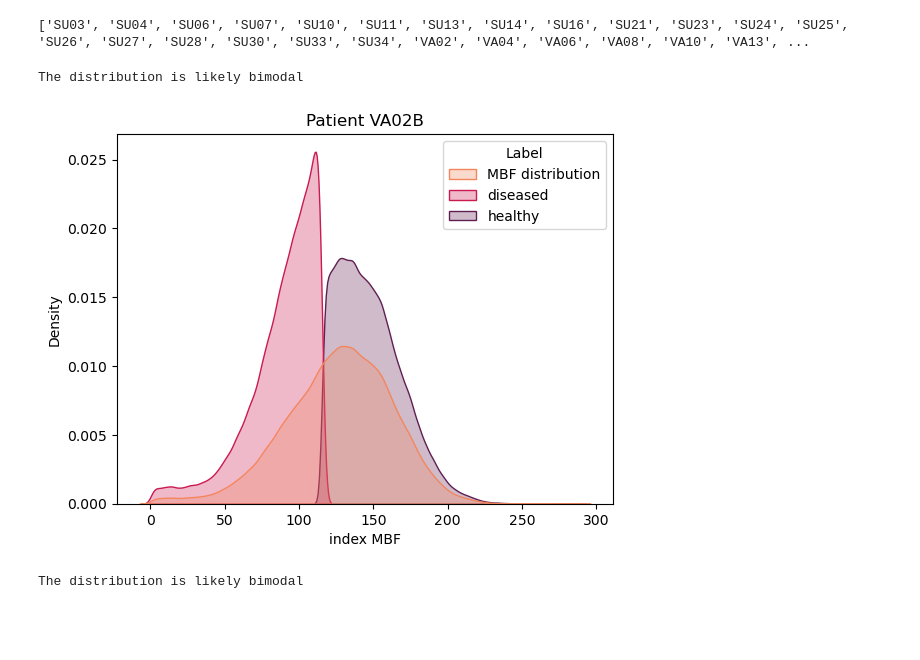
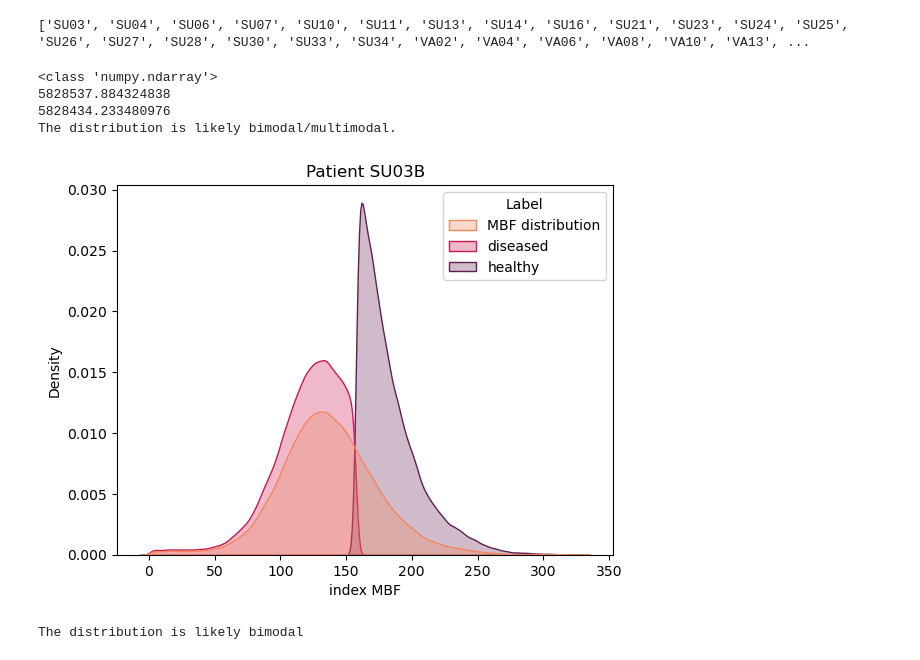
Before and after one commit to aseresti/CABG, a Jupyter notebook: CABG/MBFTools/Review/ClustringHealthyvDisease.ipynb, the cells around one changed output. Drawn from its saved outputs; the diff is of its cells as text; code cells hidden in the pictures; blank space fills up the shorter version.

Commit message:
Add diptest to test if the distribution is unimodal

```diff
--- a/CABG/MBFTools/Review/ClustringHealthyvDisease.ipynb
+++ b/CABG/MBFTools/Review/ClustringHealthyvDisease.ipynb
@@ -38,8 +39,15 @@ def GetScalarArrayName (Data):
         array_name_ = Data.GetPointData().GetArrayName(i)
         if 'scalar' in array_name_.lower():
             return array_name_
+
+def DipTest(array):
+    dip, pval = diptest.diptest(np.sort(array.flatten()))
+    if pval < 0.05:
+        print("The distribution is likely bimodal/multimodal.")
+    else:
+        print("The distribution is likely unimodal.")
 # %%
-patient_id = 'VA02'
+patient_id = 'SU03'
 
 VTKFiles = np.array(VTKFiles)
 out = np.where(np.char.find(VTKFiles, patient_id+'B') !=-1)
@@ -48,39 +56,48 @@ MBF_B_unregistered = ReadVTKFile(VTKFiles[out].item())
 ScalaraArrayName = GetScalarArrayName(MBF_B_unregistered)
 MBF_B_array = vtk_to_numpy(MBF_B_unregistered.GetPointData().GetArray(ScalaraArrayName))
 MBF_B_array = MBF_B_array[MBF_B_array > 0]
+print(type(MBF_B_array))
 
 array = MBF_B_array.reshape(-1,1)
 
 gmm2 = GaussianMixture(n_components=2).fit(array)
 labels = gmm2.predict(array)
 
 gmm1 = GaussianMixture(n_components=1).fit(array)
 
 diseased = MBF_B_array[labels == 0]
 healthy = MBF_B_array[labels == 1]
 
 if gmm2.bic(array) < gmm1.bic(array):
     print("The distribution is likely bimodal")
+
+print(gmm2.bic(array))
+print(gmm1.bic(array))
+
+DipTest(array)
 
 
 df = pd.DataFrame({
     'MBF':np.concatenate([MBF_B_array, diseased, healthy]),
     'Label': ['MBF distribution'] * len(MBF_B_array) +
              ['diseased'] * len(diseased) +
              ['healthy'] * len(healthy)
 })
 
 plt.figure()
 sns.kdeplot(data=df, x="MBF", hue='Label',
                 fill=True, common_norm=False, palette="rocket_r",
             alpha=.3, linewidth=1)
 plt.xlabel('index MBF')
 plt.title(f"Patient {patient_id}B")
 #plt.xlim((0, 2))
 plt.show()
 # %% [output]
-The distribution is likely bimodal
+<class 'numpy.ndarray'>
+5828537.884324838
+5828434.233480976
+The distribution is likely bimodal/multimodal.
-[figure, old version]
+[figure, new version]
 # %%
 out = np.where(np.char.find(VTKFiles, patient_id+'A') !=-1)
 MBF_A_unregistered = ReadVTKFile(VTKFiles[out].item())
```
Also changed, not shown: parts of 1 cell of this notebook.
